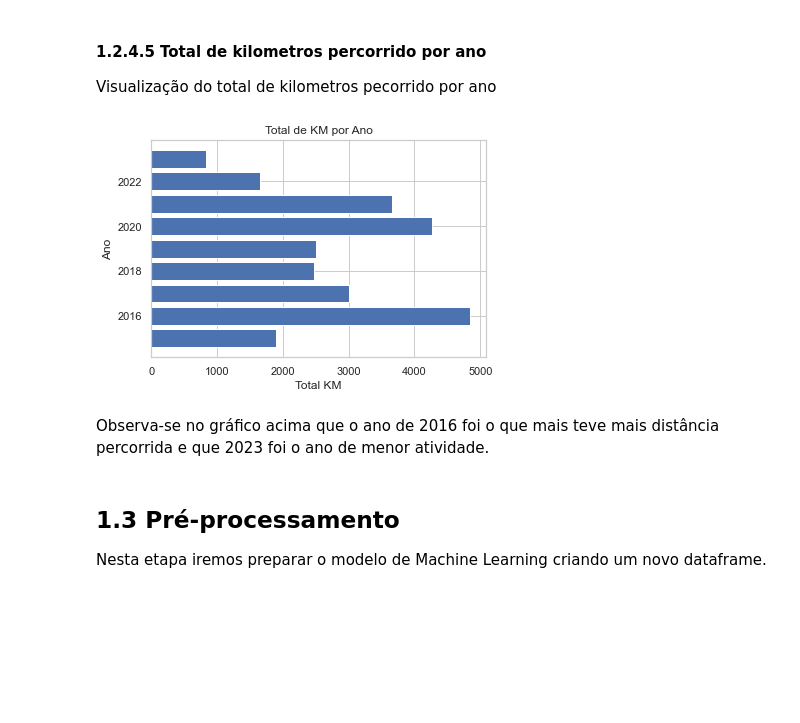
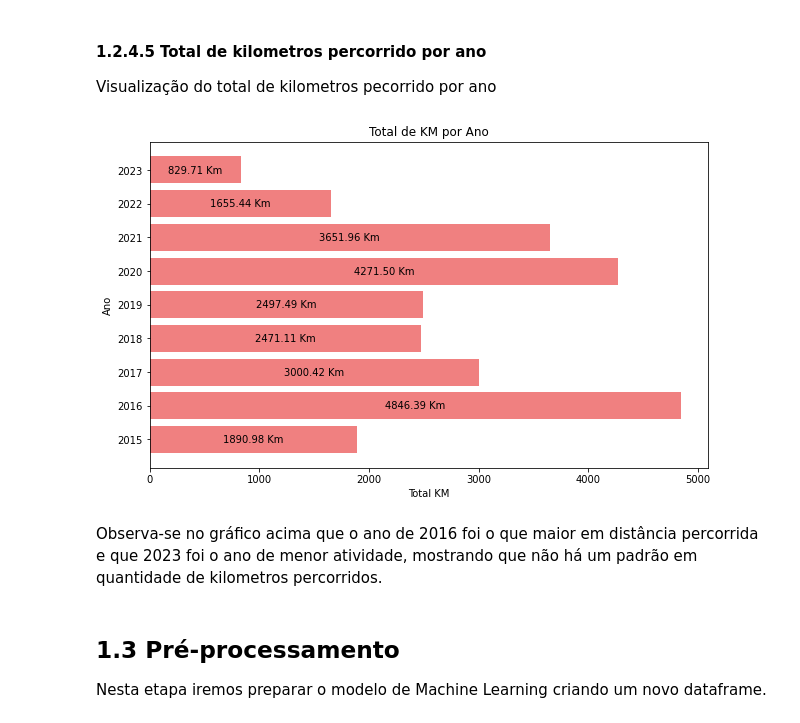
Before and after one commit to tal-rsg/2-MVP, a Jupyter notebook: mvp_analise.ipynb, the cells around one changed output. Cells and saved outputs as stored; diff of their text form; code cells hidden in the pictures; blank space fills up the shorter version.

```diff
--- a/mvp_analise.ipynb
+++ b/mvp_analise.ipynb
@@ -481,21 +500,24 @@ Visualização do total de kilometros pecorrido por ano
 # %%
 # sumarizando a distancia por ano
 df_analise['year'] = pd.to_datetime(df_analise['start_date']).dt.year  # Extract the year
 result = df_analise.groupby('year')['distance'].sum().reset_index(name='totalKm')
 
 # grafico distancia ano
+fig, ax = plt.subplots(figsize=(10, 6))
+bar_container = ax.barh(result['year'], result['totalKm']/1000,color='lightcoral')
 
-# plotando o histograma
-plt.barh(result['year'], result['totalKm']/1000)
-
-# incluindo título do gráfico e legenda
+# incluindo título do gráfico e legendas
 plt.title('Total de KM por Ano')
 plt.ylabel('Ano')
-plt.xlabel('Total KM');
+plt.xlabel('Total KM')
+ax.bar_label(bar_container, fmt='%.2f Km',label_type='center')
+ax.set_yticks(result['year'])
+ax.set_yticklabels(result['year'])
+plt.show()
 # %% [output]
-[figure, old version]
+[figure, new version]
 # %% [markdown]
-Observa-se no gráfico acima que o ano de 2016 foi o que mais teve mais distância percorrida e que 2023 foi o ano de menor atividade.
+Observa-se no gráfico acima que o ano de 2016 foi o que maior em distância percorrida e que 2023 foi o ano de menor atividade, mostrando que não há um padrão em quantidade de kilometros percorridos.
 # %% [markdown]
 ## 1.3 Pré-processamento
 Nesta etapa iremos preparar o modelo de Machine Learning criando um novo dataframe.
```
Also changed, not shown: parts of 18 cells of this notebook.
